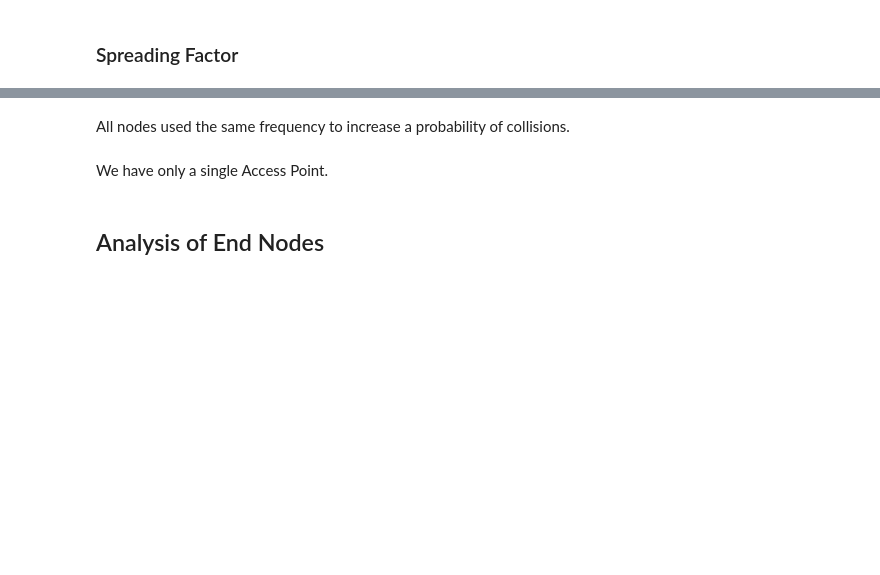
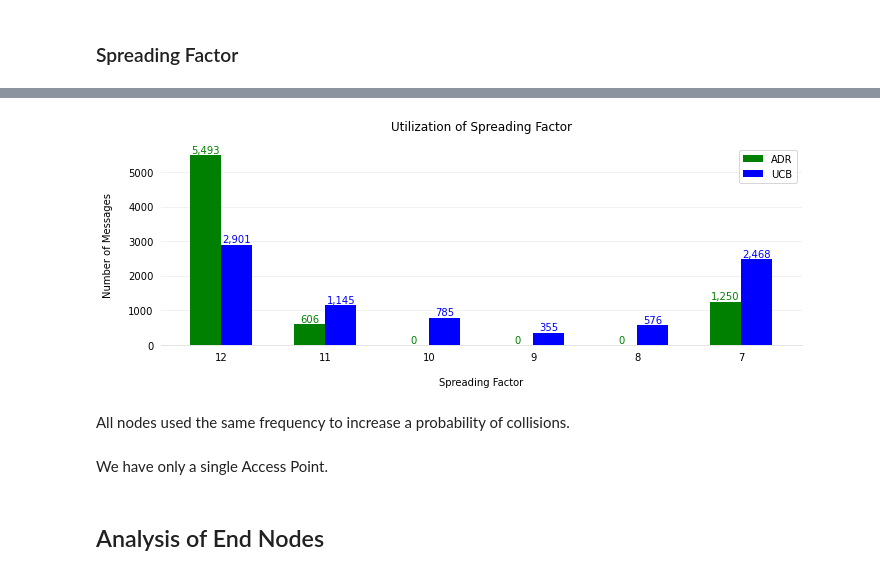
Before and after one commit to loraalex/LoBook, a Jupyter notebook: comparison/lora-adr-vs-ucb.ipynb, the cells around one changed output, grey strips where cells are left out. Cells and saved outputs as stored; diff of their text form; code cells hidden in the pictures; blank space fills up the shorter version.

```diff
--- a/comparison/lora-adr-vs-ucb.ipynb
+++ b/comparison/lora-adr-vs-ucb.ipynb
@@ -31,22 +31,18 @@ import math
 import base64
 from IPython.display import set_matplotlib_formats # module for svg export
 
+# Set output format for png figures
 output_format = 'png'
+set_matplotlib_formats(output_format) # set export to svg file
 
-set_matplotlib_formats(output_format) # set export to svg file
-cut_ratio = 0.05 # Values below 5% of mean value are simply cut from charts to make it more readable
-
-alg1 = 'adr'
-alg2 = 'ucb'
-
-uplink_messages = {alg1: 0, alg2: 1}
-uplink_files = {alg1: 'adr_uplink_messages.csv', alg2: 'ucb_uplink_messages.csv'}
+adr_uplink_file = 'adr_uplink_messages.csv'
+ucb_uplink_file = 'ucb_uplink_messages.csv'
 # %% [markdown]
 ## Analysis of Uplink Messages
 # %% [markdown]
 We read a csv file with uplink messages
 # %%
-uplink_messages[alg1] = pd.read_csv(uplink_files[alg1], delimiter=',')
-uplink_messages[alg2] = pd.read_csv(uplink_files[alg2], delimiter=',')
+adr_uplink_messages = pd.read_csv(adr_uplink_file, delimiter=',')
+ucb_uplink_messages = pd.read_csv(ucb_uplink_file, delimiter=',')
 # %% [markdown]
 Let us have a look at various columns that are present and can be evaluated.
@@ -108 +91,4 @@ Name: payload_len, dtype: float64
+# %%
+adr_uplink_messages['payload_len'] = adr_uplink_messages.app_data.apply(len)
+ucb_uplink_messages['payload_len'] = ucb_uplink_messages.app_data.apply(len)
 # %%
@@ -163,8 +103,8 @@ plt.show()
 # %% [markdown]
 ### Spreading Factor
 # %%
-sf1 = uplink_messages[alg1].spf.value_counts()
-sf2 = uplink_messages[alg2].spf.value_counts()
+sf1 = adr_uplink_messages.spf.value_counts()
+sf2 = ucb_uplink_messages.spf.value_counts()
 
 diff = abs(sf1 - sf2)
 diff.fillna(0)
@@ -181,7 +121,7 @@ sf_ucb.sort_index(ascending=False, inplace=True)
 # Create a grouped bar chart, with job as the x-axis
 # and gender as the variable we're grouping on so there
 # are two bars per job.
-fig, ax = plt.subplots(figsize=(10, 3))
+fig, ax = plt.subplots(figsize=(10, 4))
 
 # Define bar width. We need this to offset the second bar.
 bar_width = 0.3
@@ -230,7 +170,7 @@ for bar in ax.patches:
   # get the color like so:
   bar_color = bar.get_facecolor()
   # If you want a consistent color, you can just set it as a constant, e.g. #222222
-  ax.text(text_x, text_y, text, ha='center', va='bottom', color=bar_color, size=12)
+  ax.text(text_x, text_y, text, ha='center', va='bottom', color=bar_color, size=10)
 
 fig.savefig(f'adr-ucb-sf.{output_format}', dpi=300)
 # %% [output]
@@ -238,3 +177,4 @@ fig.savefig(f'adr-ucb-sf.{output_format}', dpi=300)
+[figure, added]
 # %% [markdown]
 All nodes used the same frequency to increase a probability of collisions.
 # %% [markdown]
```
Also changed, not shown: parts of 38 cells of this notebook, 5 other files.
